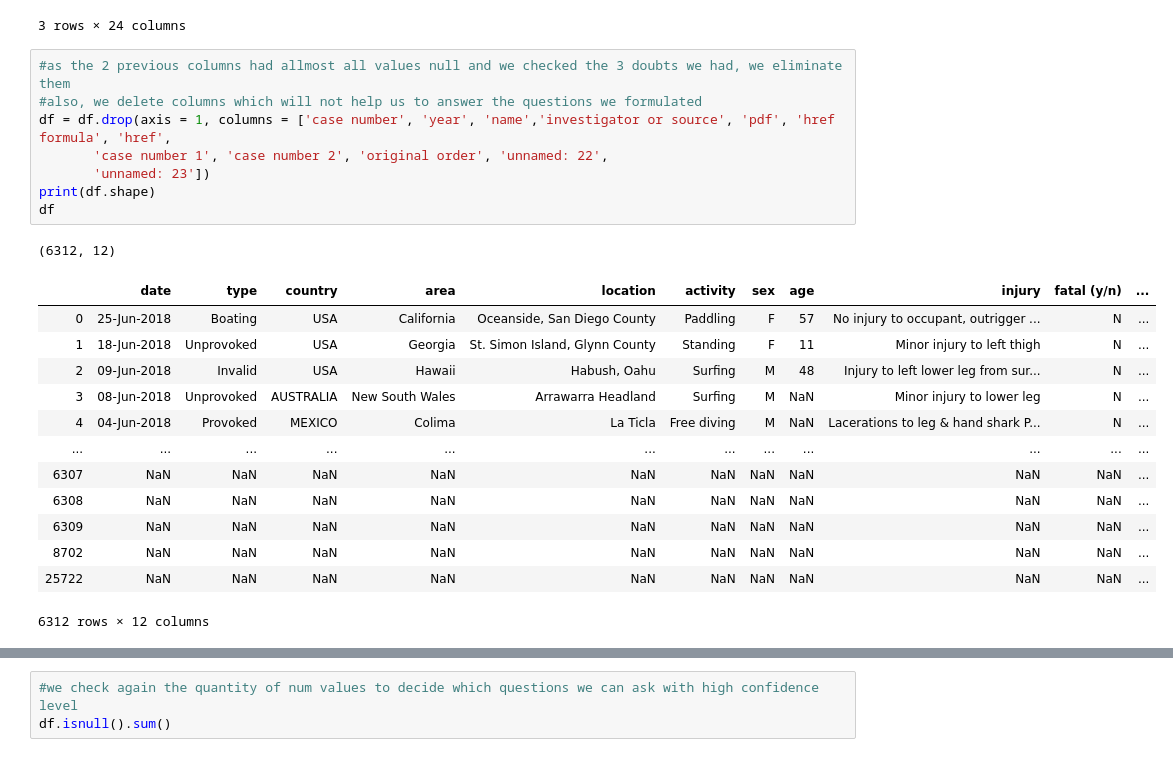
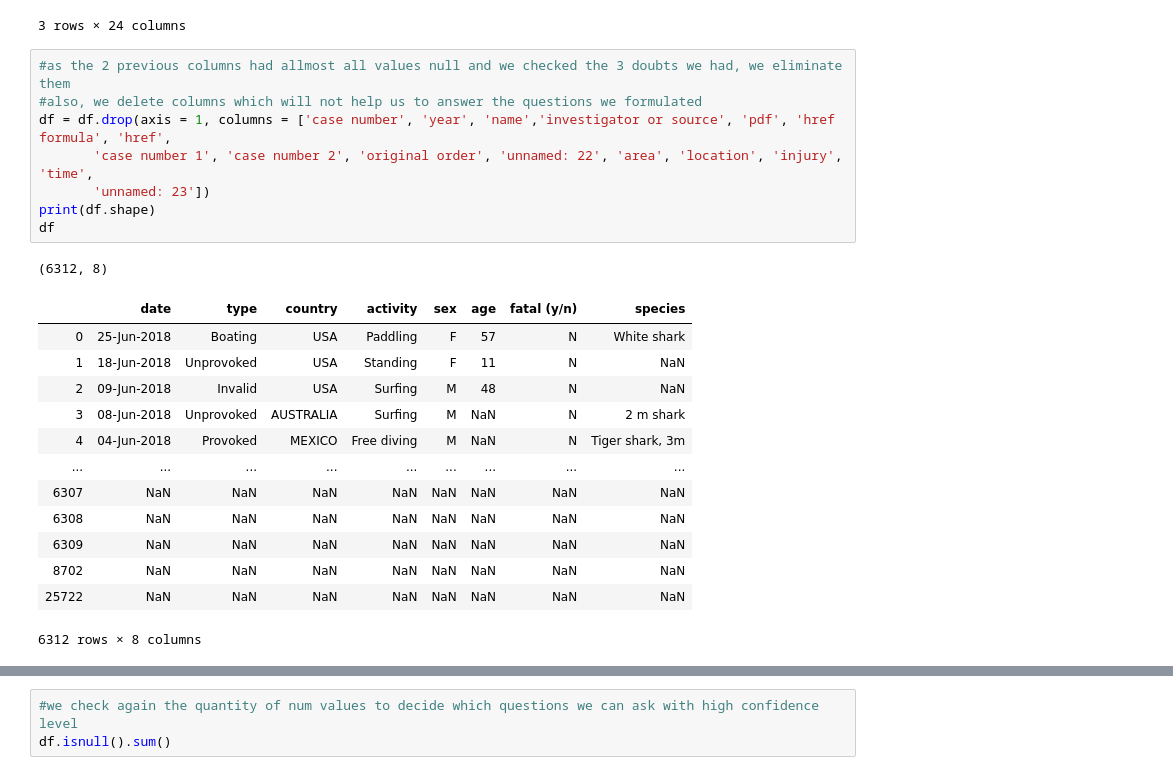
Before and after one commit to diego-florez/Global-Shark-Attacks, a Jupyter notebook: global-sharks-attack-cleaning.ipynb, the cells around one changed output, grey strips where cells are left out. Saved outputs shown, nothing was run; the diff lists cells and outputs as text.

```diff
--- a/global-sharks-attack-cleaning.ipynb
+++ b/global-sharks-attack-cleaning.ipynb
@@ -89,26 +89,26 @@ df.loc[df["unnamed: 22"].notna() | df["unnamed: 23"].notna()]
 # %%
 #as the 2 previous columns had allmost all values null and we checked the 3 doubts we had, we eliminate them
 #also, we delete columns which will not help us to answer the questions we formulated
 df = df.drop(axis = 1, columns = ['case number', 'year', 'name','investigator or source', 'pdf', 'href formula', 'href',
-       'case number 1', 'case number 2', 'original order', 'unnamed: 22',
+       'case number 1', 'case number 2', 'original order', 'unnamed: 22', 'area', 'location', 'injury', 'time',
        'unnamed: 23'])
 print(df.shape)
 df
 # %% [output]
-(6312, 12)
+(6312, 8)
-|  | date | type | country | area | location | activity | sex | age | injury | fatal (y/n) | ... |
-| 0 | 25-Jun-2018 | Boating | USA | California | Oceanside, San Diego County | Paddling | F | 57 | No injury to occupant, outrigger ... | N | ... |
-| 1 | 18-Jun-2018 | Unprovoked | USA | Georgia | St. Simon Island, Glynn County | Standing | F | 11 | Minor injury to left thigh | N | ... |
-| 2 | 09-Jun-2018 | Invalid | USA | Hawaii | Habush, Oahu | Surfing | M | 48 | Injury to left lower leg from sur... | N | ... |
-| 3 | 08-Jun-2018 | Unprovoked | AUSTRALIA | New South Wales | Arrawarra Headland | Surfing | M | NaN | Minor injury to lower leg | N | ... |
-| 4 | 04-Jun-2018 | Provoked | MEXICO | Colima | La Ticla | Free diving | M | NaN | Lacerations to leg & hand shark P... | N | ... |
-| ... | ... | ... | ... | ... | ... | ... | ... | ... | ... | ... | ... |
-| 6307 | NaN | NaN | NaN | NaN | NaN | NaN | NaN | NaN | NaN | NaN | ... |
-| 6308 | NaN | NaN | NaN | NaN | NaN | NaN | NaN | NaN | NaN | NaN | ... |
-| 6309 | NaN | NaN | NaN | NaN | NaN | NaN | NaN | NaN | NaN | NaN | ... |
-| 8702 | NaN | NaN | NaN | NaN | NaN | NaN | NaN | NaN | NaN | NaN | ... |
-| 25722 | NaN | NaN | NaN | NaN | NaN | NaN | NaN | NaN | NaN | NaN | ... |
+|  | date | type | country | activity | sex | age | fatal (y/n) | species |
+| 0 | 25-Jun-2018 | Boating | USA | Paddling | F | 57 | N | White shark |
+| 1 | 18-Jun-2018 | Unprovoked | USA | Standing | F | 11 | N | NaN |
+| 2 | 09-Jun-2018 | Invalid | USA | Surfing | M | 48 | N | NaN |
+| 3 | 08-Jun-2018 | Unprovoked | AUSTRALIA | Surfing | M | NaN | N | 2 m shark |
+| 4 | 04-Jun-2018 | Provoked | MEXICO | Free diving | M | NaN | N | Tiger shark, 3m |
+| ... | ... | ... | ... | ... | ... | ... | ... | ... |
+| 6307 | NaN | NaN | NaN | NaN | NaN | NaN | NaN | NaN |
+| 6308 | NaN | NaN | NaN | NaN | NaN | NaN | NaN | NaN |
+| 6309 | NaN | NaN | NaN | NaN | NaN | NaN | NaN | NaN |
+| 8702 | NaN | NaN | NaN | NaN | NaN | NaN | NaN | NaN |
+| 25722 | NaN | NaN | NaN | NaN | NaN | NaN | NaN | NaN |
-6312 rows × 12 columns
+6312 rows × 8 columns
 # %%
 #we get rid of null rows
 df = df.dropna(how="all")
```
Also changed, not shown: parts of 54 cells of this notebook, 1 other file.
